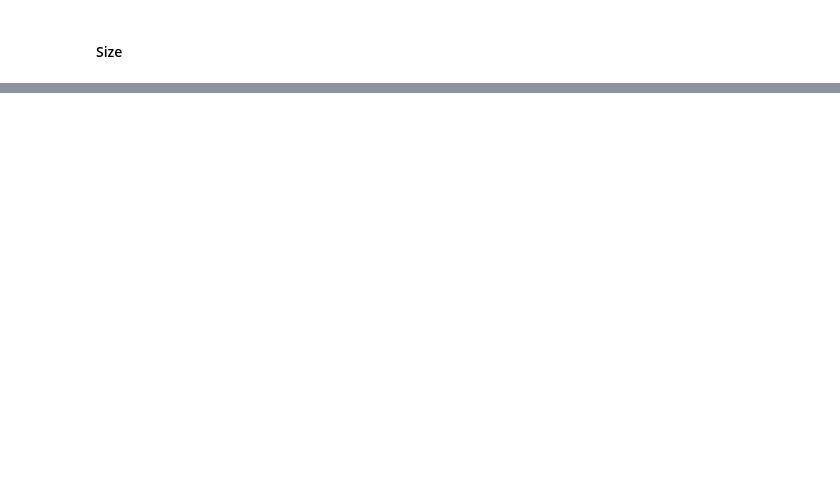
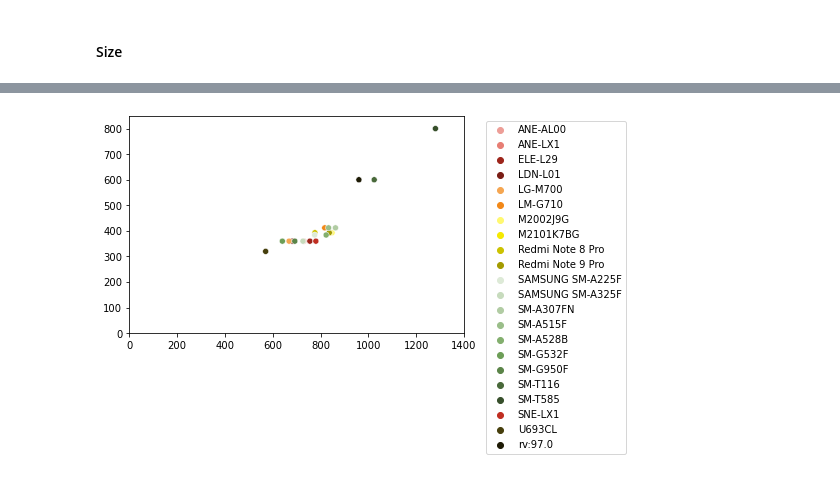
Before and after one commit to ClaraKuper/Manual_Inhibition_Online, a Jupyter notebook: analysis/Analysis_Manual_Inhibition.ipynb, the cells around one changed output, grey strips where cells are left out. Cells and saved outputs as stored; diff of their text form; code cells hidden in the pictures; blank space fills up the shorter version.

```diff
--- a/analysis/Analysis_Manual_Inhibition.ipynb
+++ b/analysis/Analysis_Manual_Inhibition.ipynb
@@ -156,0 +198,3 @@ Performance differs by condition - with shift, performance is worse than without
+# %%
+# add device name to trial data
+trial_data['device'] = [get_device(user_info) for user_info in trial_data['userInfo']]
@@ -156,0 +228,27 @@ Performance differs by condition - with shift, performance is worse than without
+# %%
+device_colors = {
+    'ANE-AL00': '#ED9E97', # huawei (red)
+    'ANE-LX1': '#E77E74', # huawei (red)
+    'DRA-LX5': '#E15D51', # huawei (red)
+    'ELE-L29': '#9D251B', # huawei (red)
+    'LDN-L01': '#7A1D15' ,# huawei (red)
+    'LG-M700': '#F5A651', # lg (orange)
+    'LM-G710': '#F28818', # lg (orange)
+    'M2002J9G': '#FFF870', # xiaomi (yellow)
+    'M2101K7BG': '#F5E900', # xiaomi (yellow)
+    'Redmi Note 8 Pro': '#CCC200', # xiaomi (yellow)
+    'Redmi Note 9 Pro': '#A39B00', # xiaomo (yello)
+    'SAMSUNG SM-A225F': '#DDEAD7', # samsung (green)
+    'SAMSUNG SM-A325F': '#C7DBBD', # samsung (green)
+    'SM-A307FN': '#B1CCA3', # samsung (green)
+    'SM-A515F': '#9ABE89', # samsung (green)
+    'SM-A528B': '#83AF6E', # samsung (green)
+    'SM-G532F': '#6D9E57', # samsung (green)
+    'SM-G950F': '#5B8448', # samsung (green)
+    'SM-T116': '#49693A', # samsung (green)
+    'SM-T585': '#374F2B', # samsung (green)
+    'STK-LX3': '#DC3C2E', # huawei (red)
+    'SNE-LX1': '#C02E21', # huawei (red)
+    'U693CL': '#463F0C', # UMX - Assurance Wireless
+    'rv:97.0': '#1D1A05' # firefox/unknown
+}
@@ -180,0 +266,13 @@ question_data.groupby('prolific_id').describe()[['windowWidth', 'windowHeight']]
+# %%
+screen_data = trial_data[trial_data.screenInLandscape == 1]
+# %%
+device_group = screen_data.groupby('device').describe()
+width = device_group['windowWidth']['max']
+height = device_group['windowHeight']['max']
+fig, axs = plt.subplots(1,1)
+axs.set_xlim(0,1400)
+axs.set_ylim(0,850)
+sns.scatterplot(x = width.values, y = height.values, hue = width.index, palette = device_colors)
+plt.legend(bbox_to_anchor=(1.05, 1), loc='upper left');
+# %% [output]
+[figure, added]
```
Also changed, not shown: parts of 90 cells of this notebook, 4 other files.
